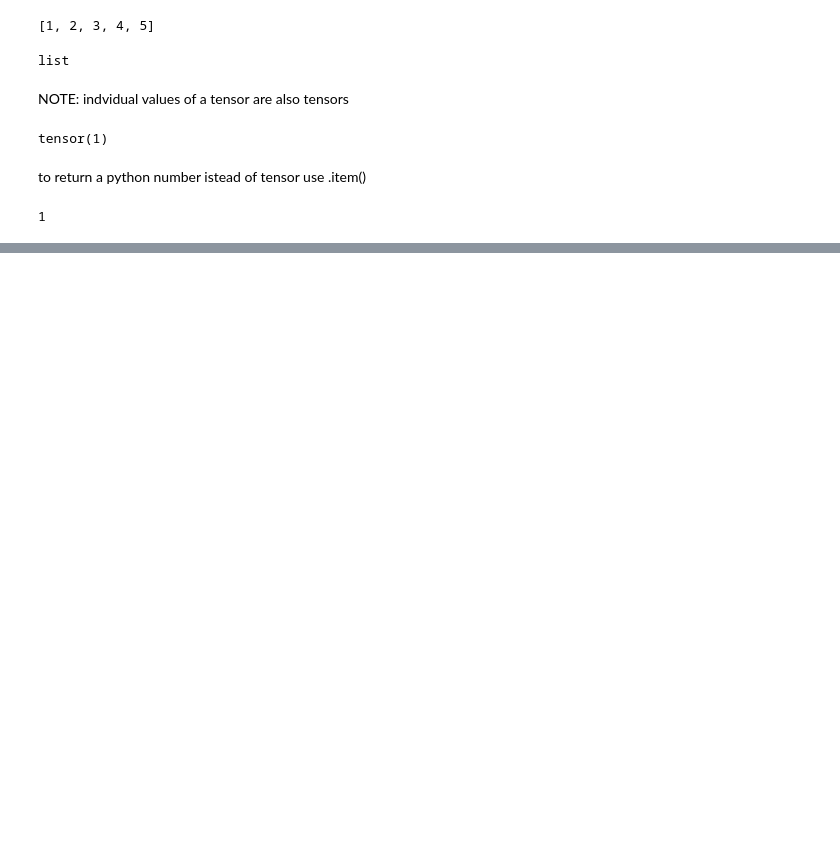
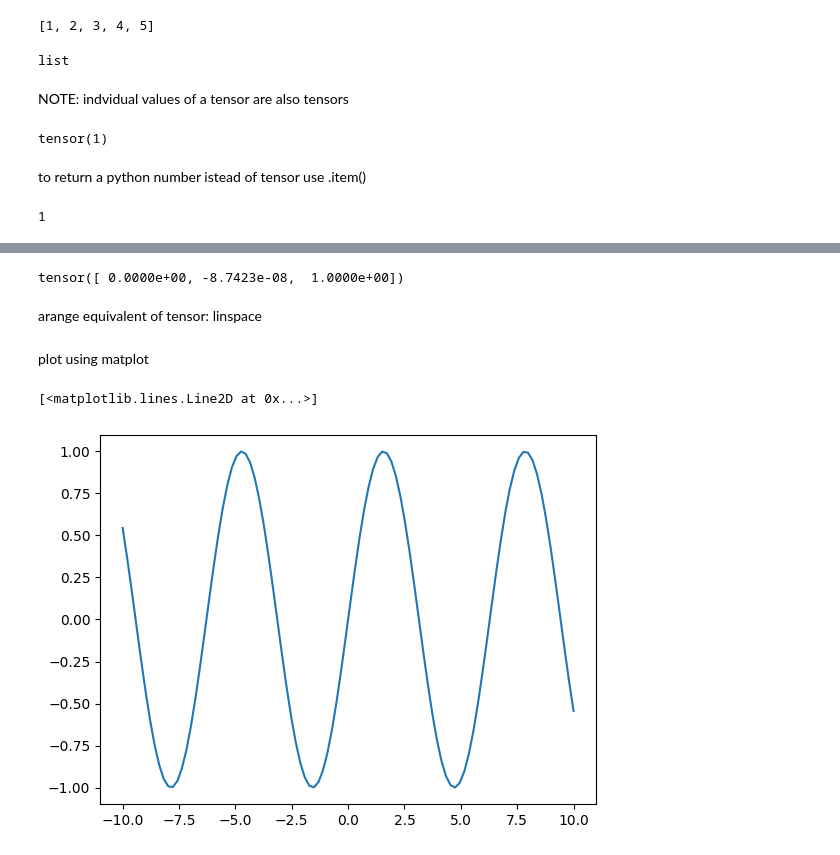
Before and after one commit to shivaansh81001/Pytorch-IBM-, a Jupyter notebook: pytorch_tutorial.ipynb, the cells around one changed output, grey strips where cells are left out. Saved outputs shown, nothing was run; the diff lists cells and outputs as text; code cells hidden in the pictures; blank space fills up the shorter version.

```diff
--- a/pytorch_tutorial.ipynb
+++ b/pytorch_tutorial.ipynb
@@ -128,0 +211,13 @@ pandas_to_torch[0].item()
+# %%
+x = torch.tensor([0,np.pi,np.pi/2])
+y = torch.sin(x)
+y
+# %% [output]
+tensor([ 0.0000e+00, -8.7423e-08,  1.0000e+00])
+# %% [markdown]
+arange equivalent of tensor: linspace
+# %%
+x = torch.linspace(-10,10,steps=100) # 5 equidistance steps from -2 to 3
+y = torch.sin(x)
+# %% [markdown]
+plot using matplot
@@ -128,0 +227,5 @@ pandas_to_torch[0].item()
+# %%
+plt.plot(x.numpy(),y.numpy())
+# %% [output]
+[<matplotlib.lines.Line2D at 0x...>]
+[figure, added]
```
Also changed, not shown: parts of 24 cells of this notebook.
